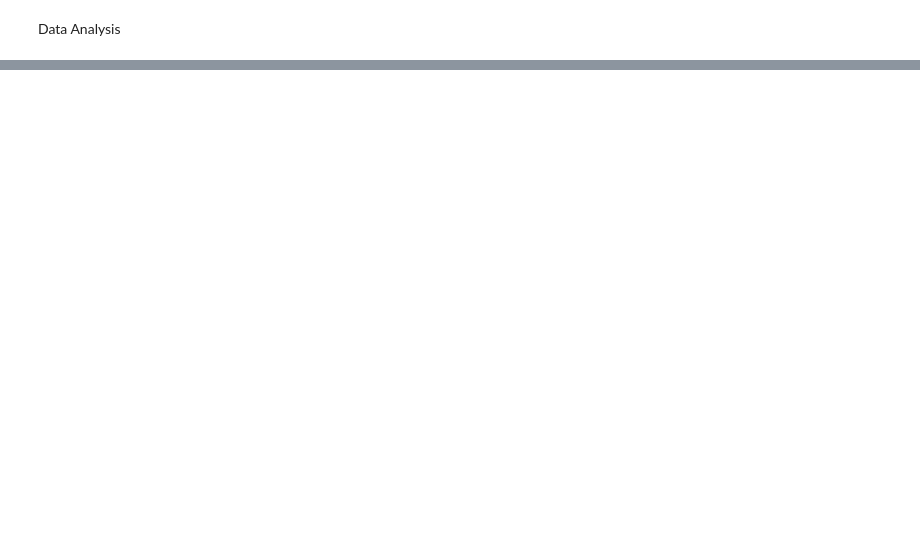
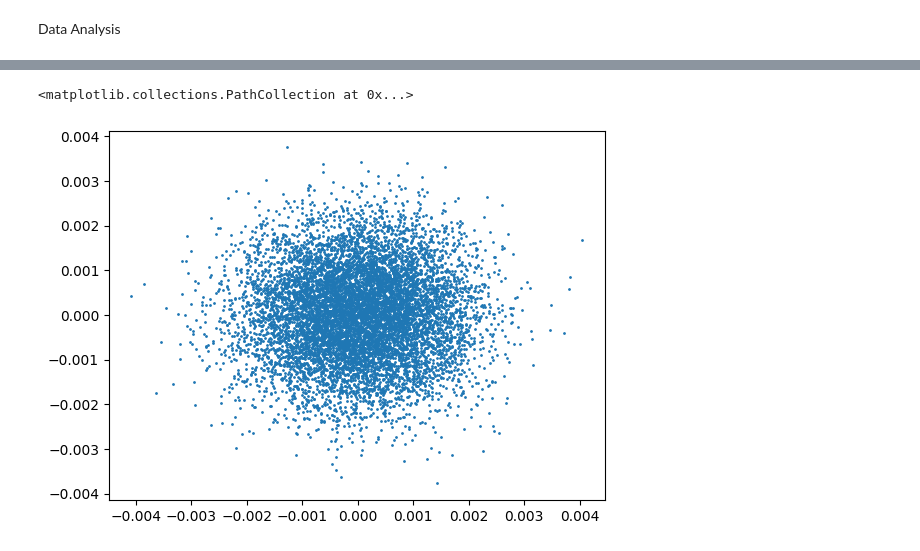
Before and after one commit to sabrinawaa/DPhil_Project, a Jupyter notebook: pylattice.ipynb, the cells around one changed output, grey strips where cells are left out. Drawn from its saved outputs; the diff is of its cells as text; code cells hidden in the pictures; blank space fills up the shorter version.

```diff
--- a/pylattice.ipynb
+++ b/pylattice.ipynb
@@ -249,0 +301,5 @@ plotDoseMap(x, y, doseMap,fitted_map,P,sig,r_90, dose_depth, "bdsim_dose")
+# %%
+plt.scatter(D1_df['x'],D1_df['y'],s=1)
+# %% [output]
+<matplotlib.collections.PathCollection at 0x...>
+[figure, added]
```
Also changed, not shown: parts of 24 cells of this notebook, 4 other files.
